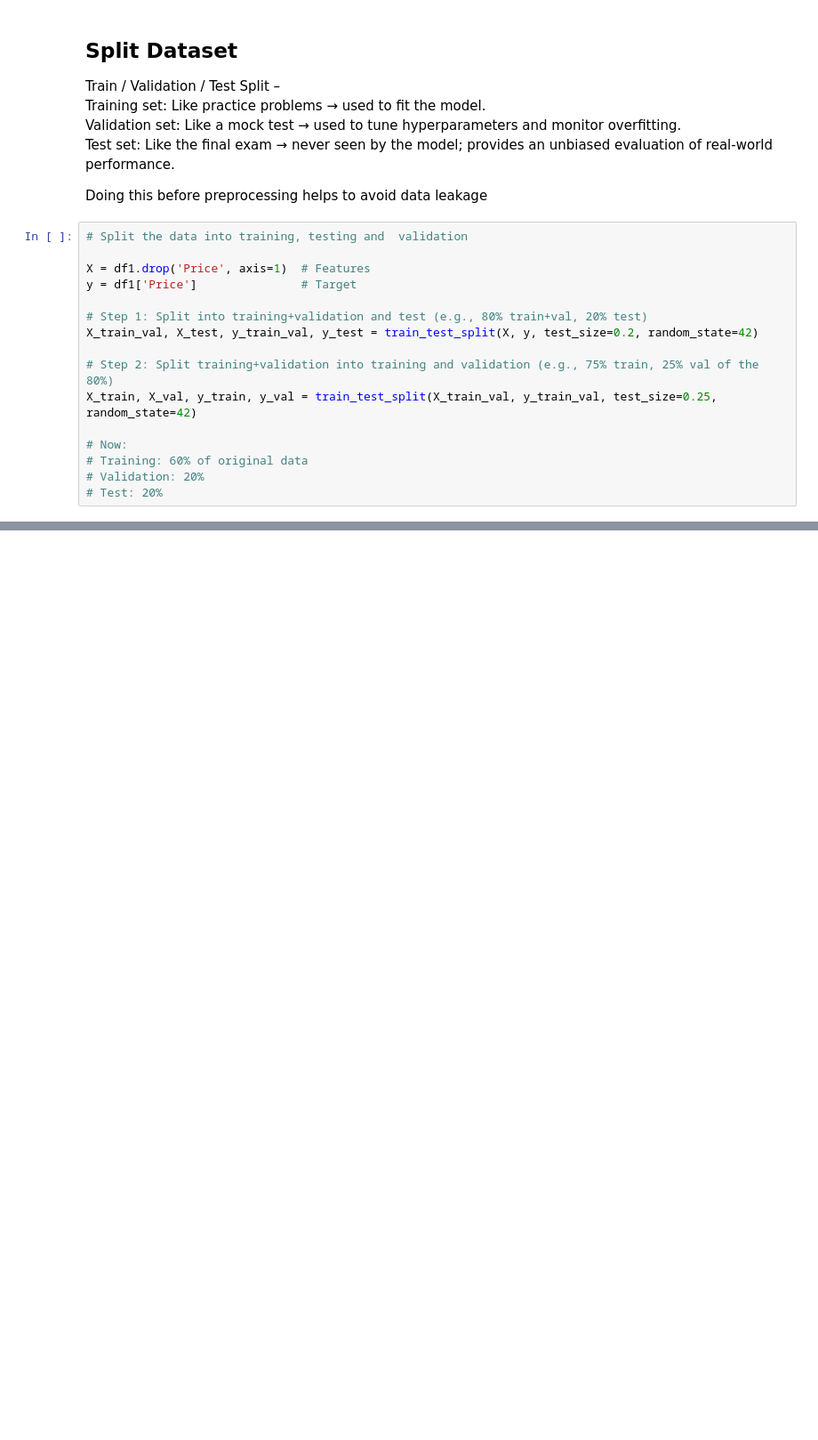
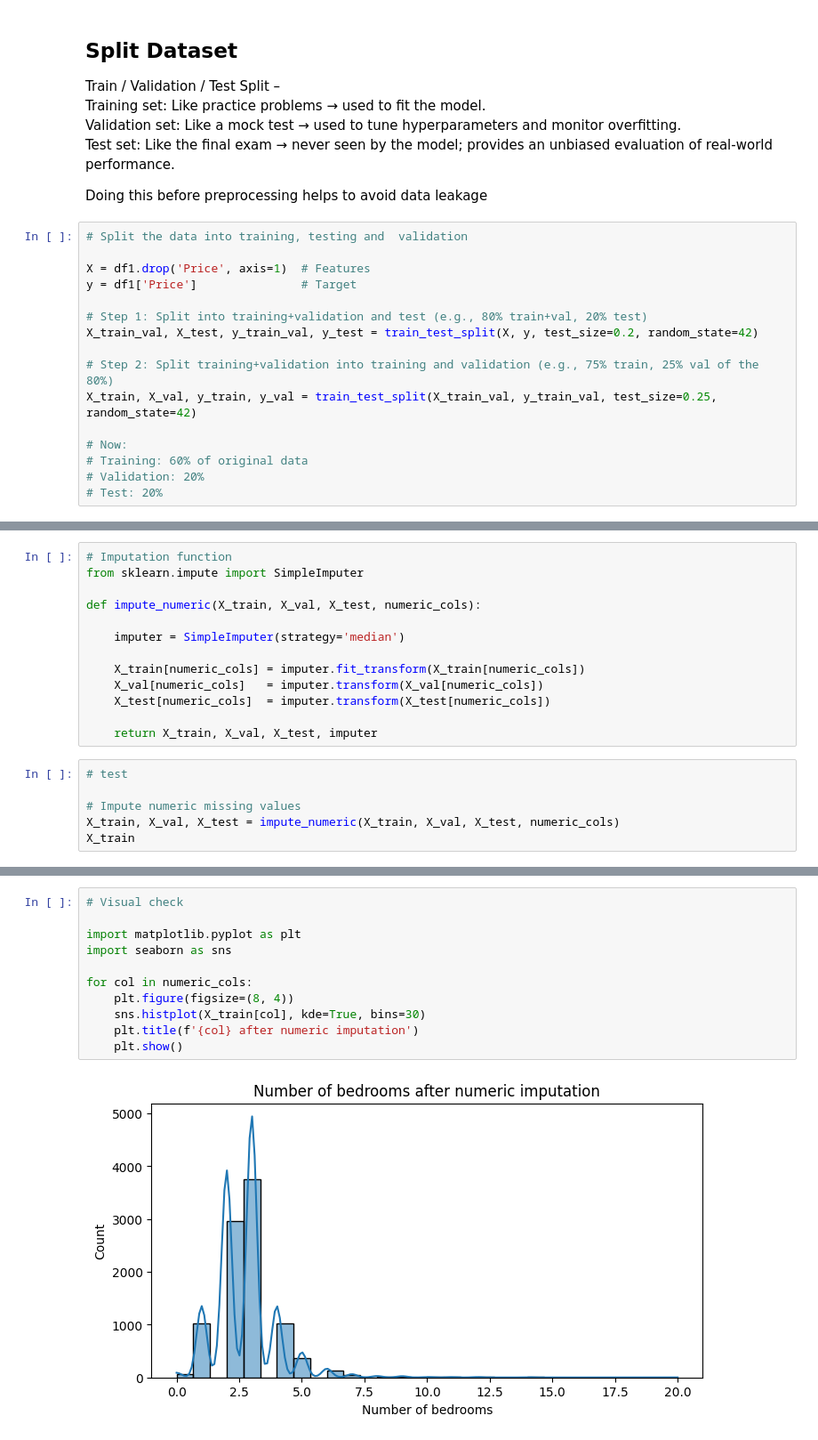
Before and after one commit to asgud/immo-eliza-ML, a Jupyter notebook: ml_model.ipynb, the cells around one changed output, grey strips where cells are left out. Shown: that part at 89% size. Saved outputs shown, nothing was run; the diff lists cells and outputs as text; blank space fills up the shorter version.

```diff
--- a/ml_model.ipynb
+++ b/ml_model.ipynb
@@ -230,0 +247,19 @@ dtype: int64
+# %%
+# Imputation function
+from sklearn.impute import SimpleImputer
+
+def impute_numeric(X_train, X_val, X_test, numeric_cols):
+
+    imputer = SimpleImputer(strategy='median')
+
+    X_train[numeric_cols] = imputer.fit_transform(X_train[numeric_cols])
+    X_val[numeric_cols]   = imputer.transform(X_val[numeric_cols])
+    X_test[numeric_cols]  = imputer.transform(X_test[numeric_cols])
+
+    return X_train, X_val, X_test, imputer
+# %%
+# test
+
+# Impute numeric missing values
+X_train, X_val, X_test = impute_numeric(X_train, X_val, X_test, numeric_cols)
+X_train
@@ -230,0 +280,13 @@ dtype: int64
+# %%
+# Visual check
+
+import matplotlib.pyplot as plt
+import seaborn as sns
+
+for col in numeric_cols:
+    plt.figure(figsize=(8, 4))
+    sns.histplot(X_train[col], kde=True, bins=30)
+    plt.title(f'{col} after numeric imputation')
+    plt.show()
+# %% [output]
+[figure, added]
```
Also changed, not shown: parts of 48 cells of this notebook, 8 other files.
